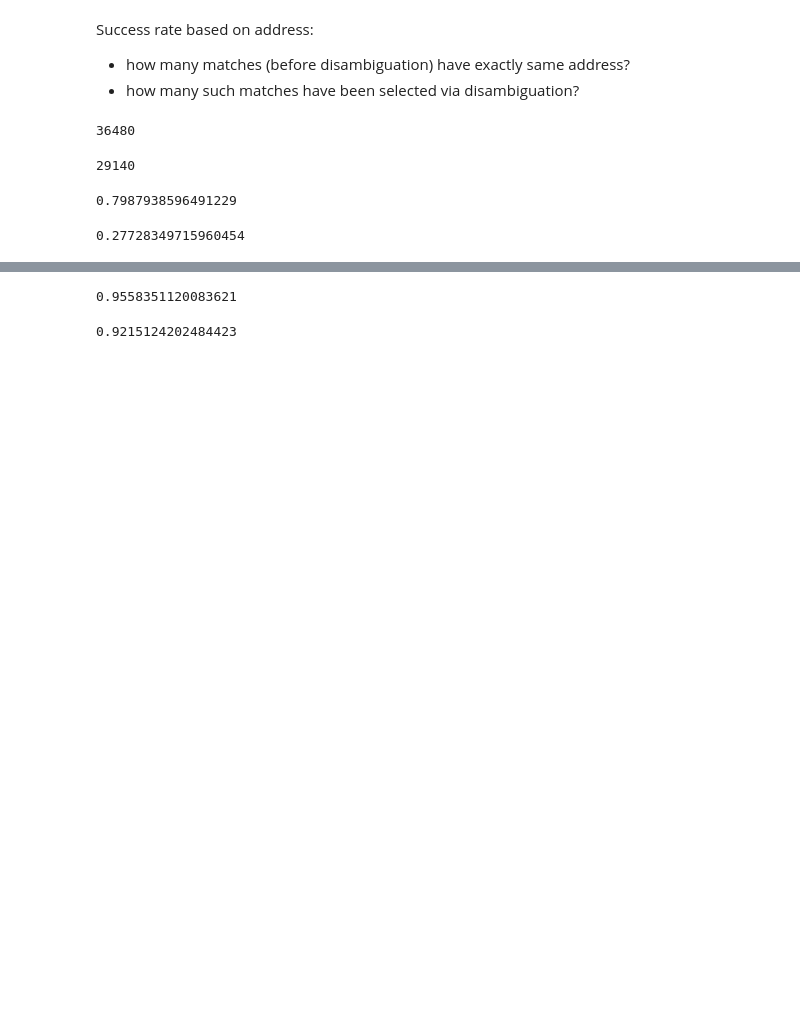
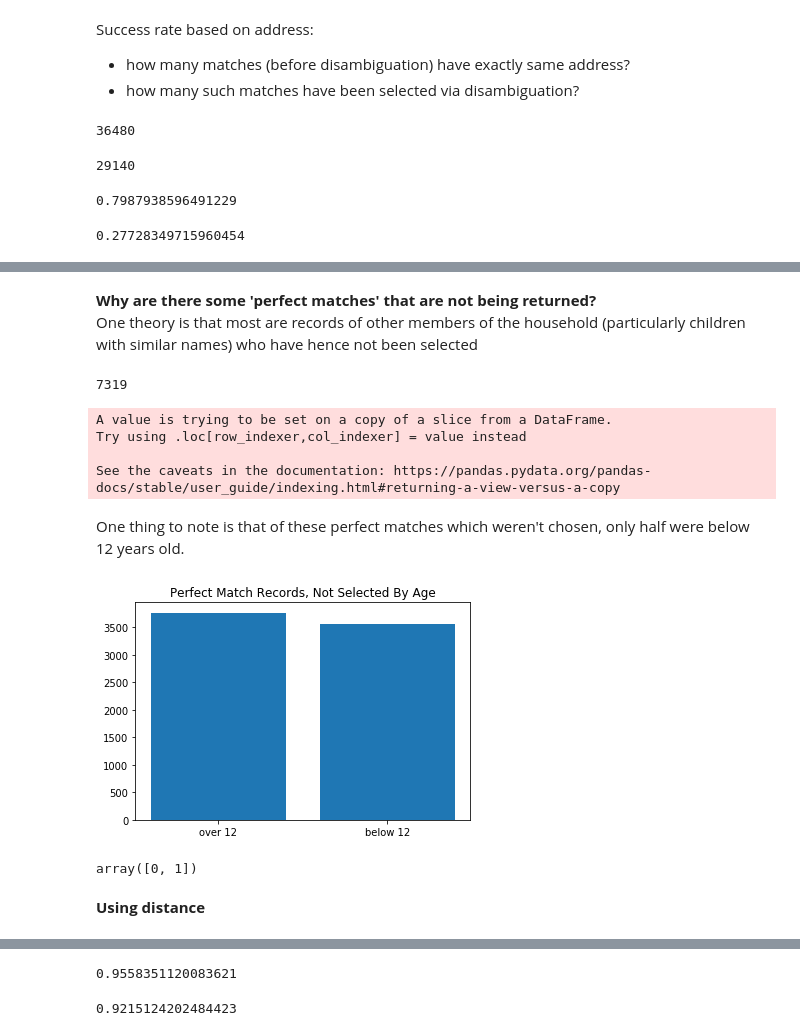
Before and after one commit to CenterForSpatialResearch/hnyc-spatial-linkage, a Jupyter notebook: disambiguation_1880/linkage_algorithm_tuning.ipynb, the cells around one changed output, grey strips where cells are left out. Saved outputs shown, nothing was run; the diff lists cells and outputs as text; code cells hidden in the pictures; blank space fills up the shorter version.

```diff
--- a/disambiguation_1880/linkage_algorithm_tuning.ipynb
+++ b/disambiguation_1880/linkage_algorithm_tuning.ipynb
@@ -211,0 +228,5 @@ final_df.head()
+# %%
+# there is one outlier, fix it
+print(final_df.loc[final_df.CENSUS_Y > 1000])
+final_df.loc[final_df.CENSUS_Y > 1000, 'CENSUS_Y'] = 40.799935
+print(final_df.loc[final_df.CENSUS_Y > 1000])
@@ -211,0 +242,3 @@ final_df.head()
+# %%
+# add streets back
+final_df = final_df.merge(match.loc[:, ~match.columns.str.contains('^Unnamed')], how='inner', on = ['CD_ID', 'CENSUS_ID'], validate='one_to_one')
@@ -225,3 +254,0 @@ sum(final_df.selected.values) / len(final_df.CD_ID.unique())
-# %%
-# need to join back street
-final_df = final_df.merge(match[['CD_ID', 'CENSUS_ID', 'MATCH_ADDR', 'CENSUS_MATCH_ADDR']], how='inner', on=['CD_ID', 'CENSUS_ID'], validate='one_to_one')
@@ -277,0 +287,34 @@ final_df.loc[(final_df.cd_add_cln == final_df.cen_add_cln) & (final_df.selected
+# %% [markdown]
+**Why are there some 'perfect matches' that are not being returned?**
+One theory is that most are records of other members of the household (particularly children with similar names) who have hence not been selected
+# %%
+len(final_df.loc[(final_df.cd_add_cln == final_df.cen_add_cln) & (final_df.selected != 1),
+             ['CD_FIRST_NAME', 'CD_LAST_NAME', 'CENSUS_NAMEFRSCLEAN', 'CENSUS_NAMELASTB', 'CENSUS_AGE',
+             'confidence_score_x', 'spatial_weight', 'selected']])
+# %% [output]
+7319
+# %%
+perfect_matches = final_df.loc[(final_df.cd_add_cln == final_df.cen_add_cln) & (final_df.selected != 1), :]
+perfect_matches['age_grp'] = perfect_matches.apply(lambda row: "below 12" if row.CENSUS_AGE <= 12 else "over 12", axis = 1)
+perfect_matches = perfect_matches['age_grp'].value_counts().rename_axis("below_12").reset_index(name="counts")
+# %% [output]
+A value is trying to be set on a copy of a slice from a DataFrame.
+Try using .loc[row_indexer,col_indexer] = value instead
+
+See the caveats in the documentation: https://pandas.pydata.org/pandas-docs/stable/user_guide/indexing.html#returning-a-view-versus-a-copy
+# %% [markdown]
+One thing to note is that of these perfect matches which weren't chosen, only half were below 12 years old.
+# %%
+fig, ax = plt.subplots()
+plt.bar(np.arange(len(perfect_matches.below_12)), height=perfect_matches.counts.to_list())
+plt.xticks(np.arange(len(perfect_matches.below_12)), perfect_matches.below_12.to_list())
+plt.title("Perfect Match Records, Not Selected By Age")
+plt.show()
+# %% [output]
+[figure, added]
+# %%
+np.arange(len(perfect_matches.below_12))
+# %% [output]
+array([0, 1])
+# %% [markdown]
+**Using distance**
```
Also changed, not shown: parts of 37 cells of this notebook, 3 other files.
